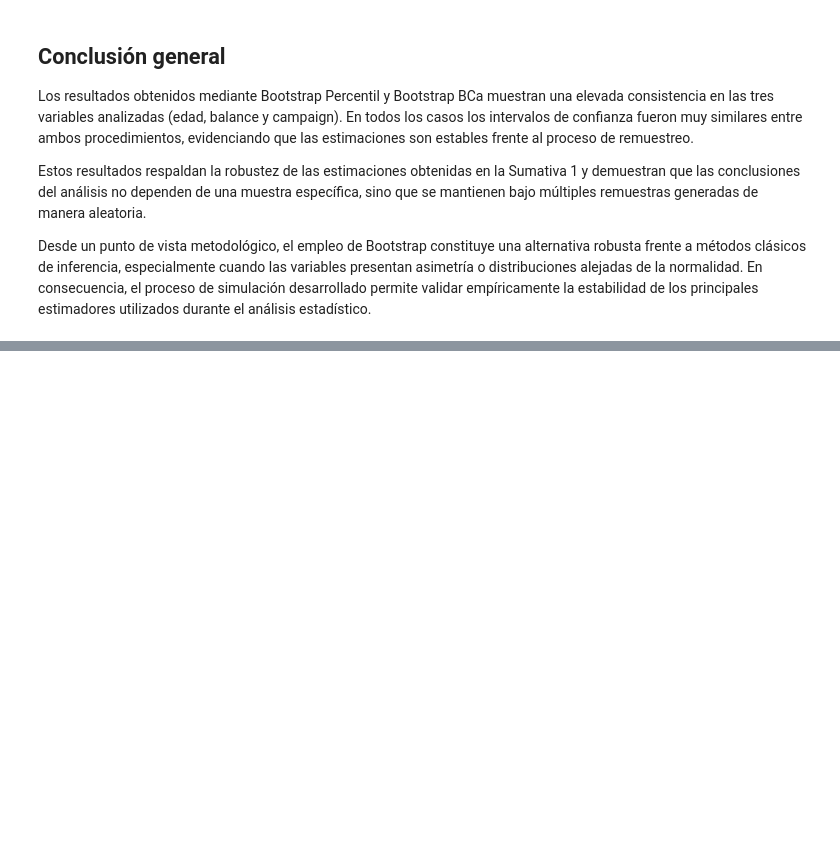
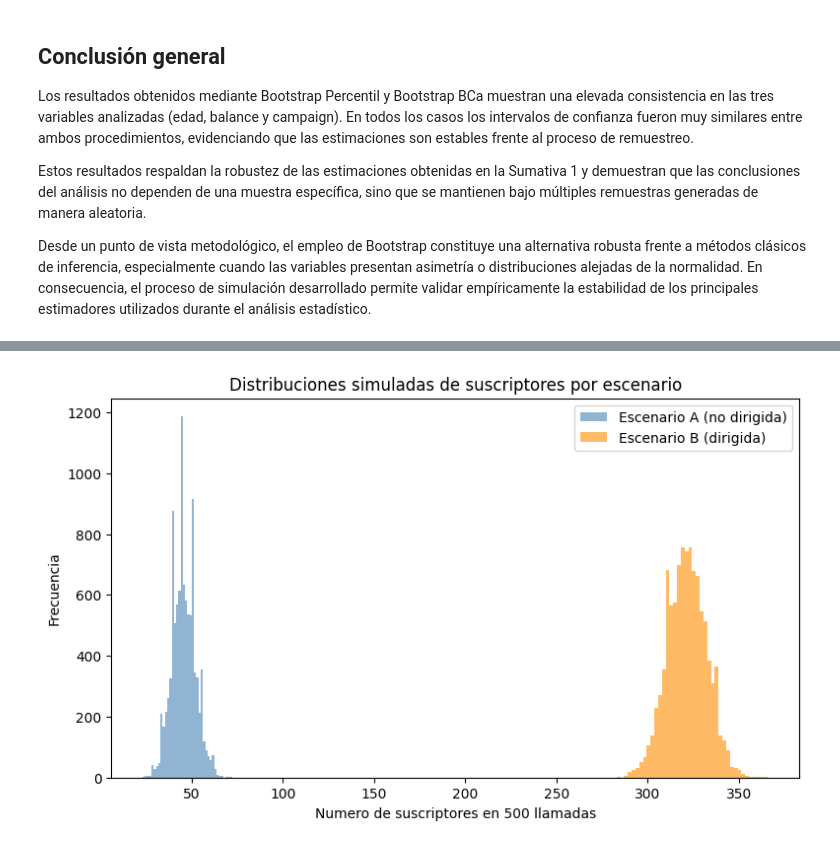
Before and after one commit to leofer23/formativa1-bank-marketing, a Jupyter notebook: S2/Sumativa_Fase3_Remuestreo_Simulacion.ipynb, the cells around one changed output, grey strips where cells are left out. Saved outputs shown, nothing was run; the diff lists cells and outputs as text; code cells hidden in the pictures; blank space fills up the shorter version.

```diff
--- a/S2/Sumativa_Fase3_Remuestreo_Simulacion.ipynb
+++ b/S2/Sumativa_Fase3_Remuestreo_Simulacion.ipynb
@@ -674,0 +870,11 @@ Desde un punto de vista metodológico, el empleo de Bootstrap constituye una alt
+# %%
+plt.figure(figsize=(9,5))
+plt.hist(X_baseline, bins=40, alpha=0.6, label="Escenario A (no dirigida)", color="steelblue")
+plt.hist(X_targeted, bins=40, alpha=0.6, label="Escenario B (dirigida)", color="darkorange")
+plt.xlabel("Numero de suscriptores en 500 llamadas")
+plt.ylabel("Frecuencia")
+plt.legend()
+plt.title("Distribuciones simuladas de suscriptores por escenario")
+plt.show()
+# %% [output]
+[figure, added]
```
Also changed, not shown: parts of 33 cells of this notebook, 1 other file.
